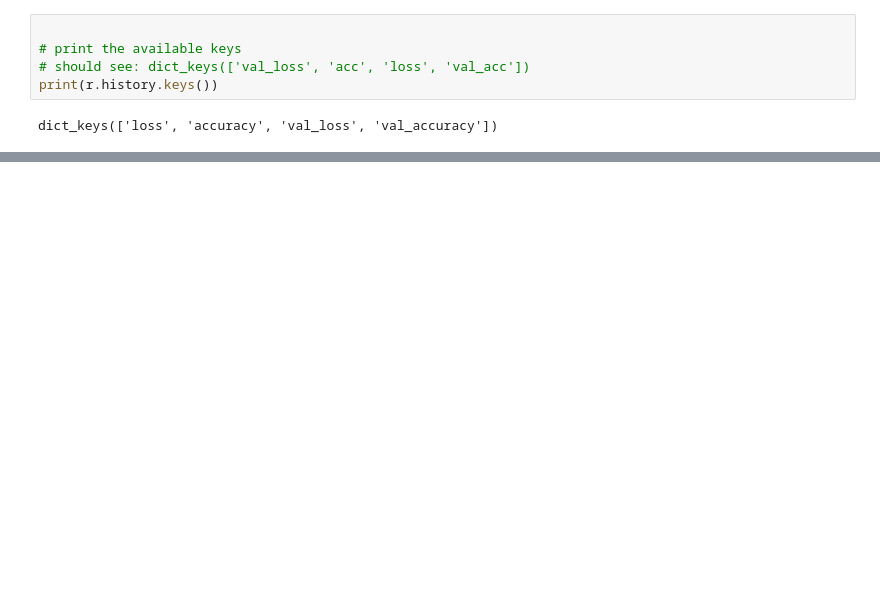
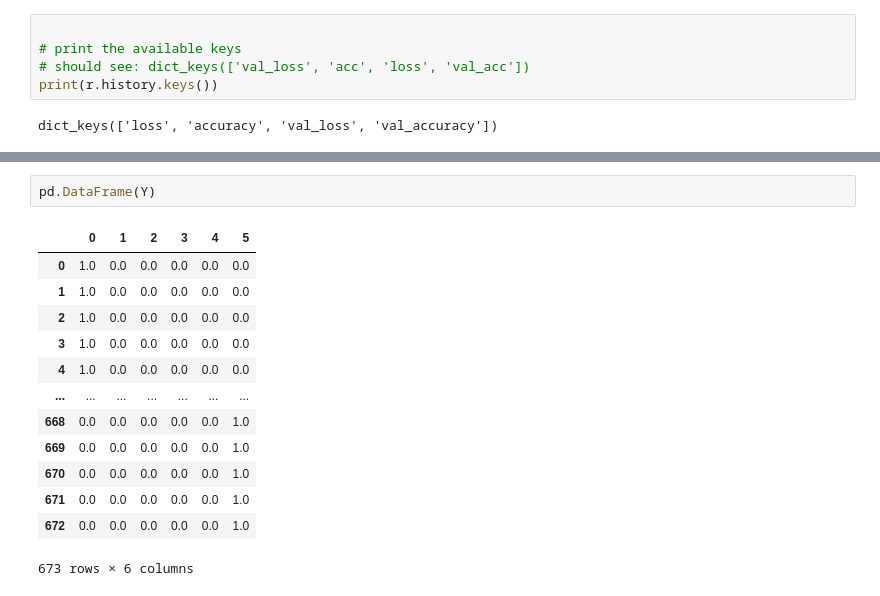
Before and after one commit to ucfilho/ANN_2021_01, a Jupyter notebook: ANN_Image_Processig/Recycle_009_Image_Processing_tensor_flow.ipynb, the cells around one changed output, grey strips where cells are left out. Saved outputs shown, nothing was run; the diff lists cells and outputs as text; blank space fills up the shorter version.

```diff
--- a/ANN_Image_Processig/Recycle_009_Image_Processing_tensor_flow.ipynb
+++ b/ANN_Image_Processig/Recycle_009_Image_Processing_tensor_flow.ipynb
@@ -164,3 +164,19 @@ plt.show()
+# %%
+pd.DataFrame(Y)
+# %% [output]
+|  | 0 | 1 | 2 | 3 | 4 | 5 |
+| 0 | 1.0 | 0.0 | 0.0 | 0.0 | 0.0 | 0.0 |
+| 1 | 1.0 | 0.0 | 0.0 | 0.0 | 0.0 | 0.0 |
+| 2 | 1.0 | 0.0 | 0.0 | 0.0 | 0.0 | 0.0 |
+| 3 | 1.0 | 0.0 | 0.0 | 0.0 | 0.0 | 0.0 |
+| 4 | 1.0 | 0.0 | 0.0 | 0.0 | 0.0 | 0.0 |
+| ... | ... | ... | ... | ... | ... | ... |
+| 668 | 0.0 | 0.0 | 0.0 | 0.0 | 0.0 | 1.0 |
+| 669 | 0.0 | 0.0 | 0.0 | 0.0 | 0.0 | 1.0 |
+| 670 | 0.0 | 0.0 | 0.0 | 0.0 | 0.0 | 1.0 |
+| 671 | 0.0 | 0.0 | 0.0 | 0.0 | 0.0 | 1.0 |
+| 672 | 0.0 | 0.0 | 0.0 | 0.0 | 0.0 | 1.0 |
+673 rows × 6 columns
 # %%
 # accuracies
 plt.plot(r.history['accuracy'], label='acc')
```
Also changed, not shown: parts of 4 cells of this notebook.
